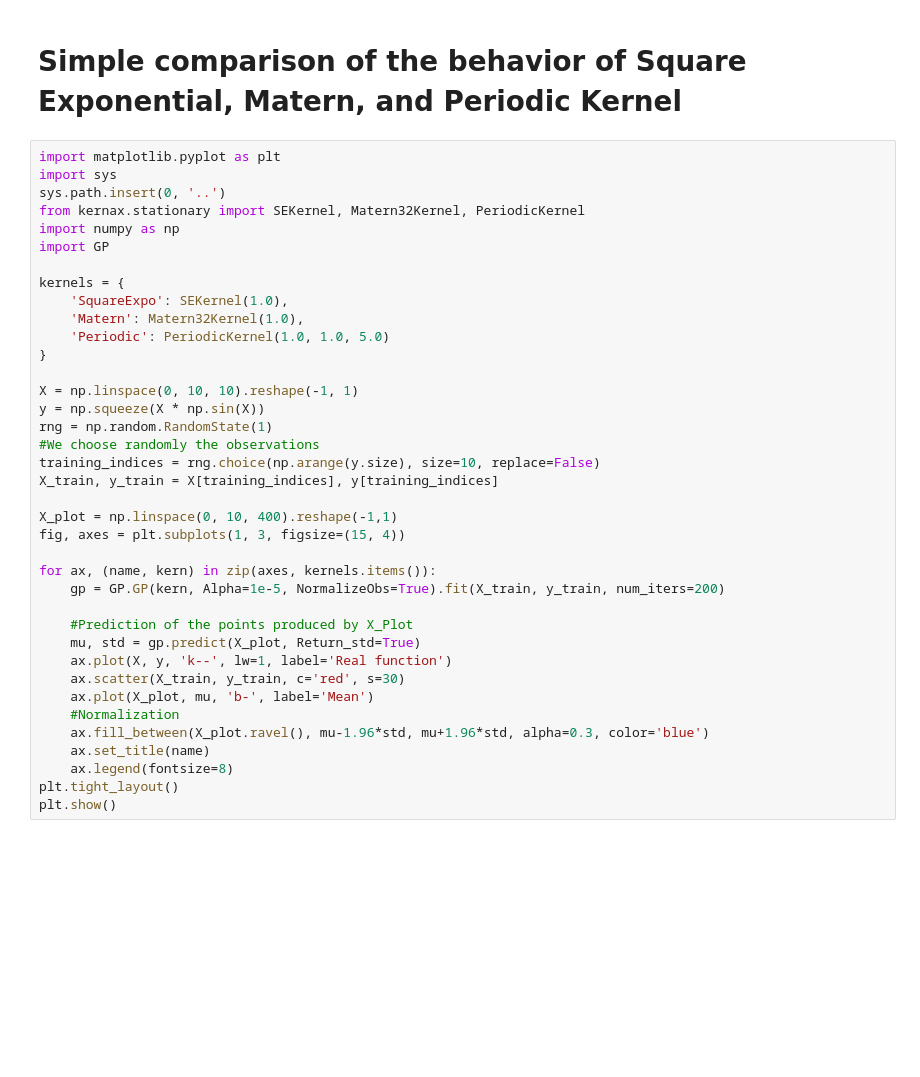
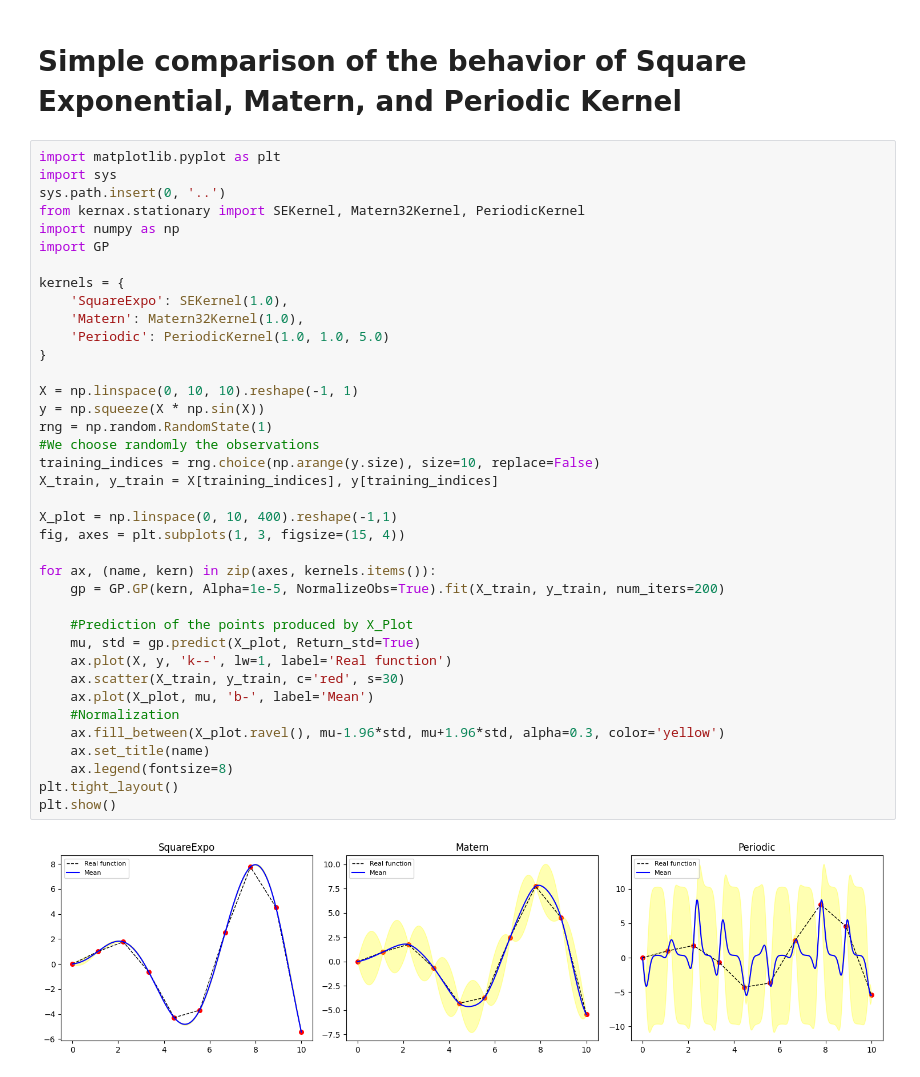
Before and after one commit to stupormundi3/KernaxTest, a Jupyter notebook: project/docs/source/notebooks/Visualization.ipynb, the cells around one changed output. Cells and saved outputs as stored; diff of their text form; blank space fills up the shorter version.

```diff
--- a/project/docs/source/notebooks/Visualization.ipynb
+++ b/project/docs/source/notebooks/Visualization.ipynb
@@ -12,31 +12,33 @@ import GP
 
 kernels = {
     'SquareExpo': SEKernel(1.0),
     'Matern': Matern32Kernel(1.0),
     'Periodic': PeriodicKernel(1.0, 1.0, 5.0)
 }
 
 X = np.linspace(0, 10, 10).reshape(-1, 1)
 y = np.squeeze(X * np.sin(X))
 rng = np.random.RandomState(1)
 #We choose randomly the observations
 training_indices = rng.choice(np.arange(y.size), size=10, replace=False)
 X_train, y_train = X[training_indices], y[training_indices]
 
 X_plot = np.linspace(0, 10, 400).reshape(-1,1)
 fig, axes = plt.subplots(1, 3, figsize=(15, 4))
 
 for ax, (name, kern) in zip(axes, kernels.items()):
     gp = GP.GP(kern, Alpha=1e-5, NormalizeObs=True).fit(X_train, y_train, num_iters=200)
 
     #Prediction of the points produced by X_Plot
     mu, std = gp.predict(X_plot, Return_std=True)
     ax.plot(X, y, 'k--', lw=1, label='Real function')
     ax.scatter(X_train, y_train, c='red', s=30)
     ax.plot(X_plot, mu, 'b-', label='Mean')
     #Normalization
-    ax.fill_between(X_plot.ravel(), mu-1.96*std, mu+1.96*std, alpha=0.3, color='blue')
+    ax.fill_between(X_plot.ravel(), mu-1.96*std, mu+1.96*std, alpha=0.3, color='yellow')
     ax.set_title(name)
     ax.legend(fontsize=8)
 plt.tight_layout()
 plt.show()
+# %% [output]
+[figure, added]
```
Also changed, not shown: parts of 4 cells of this notebook, 3 other files.
